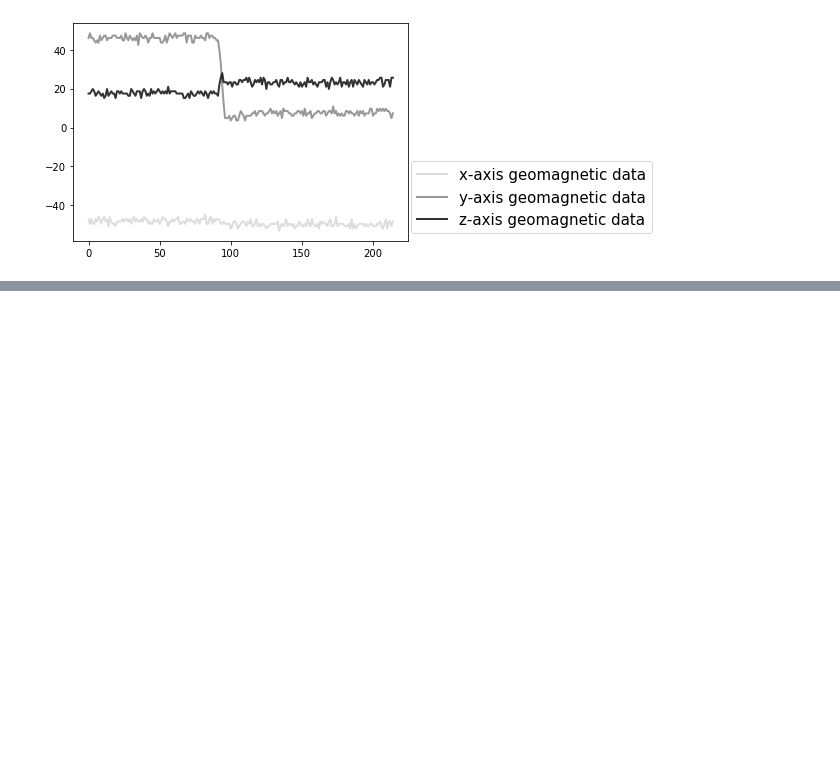
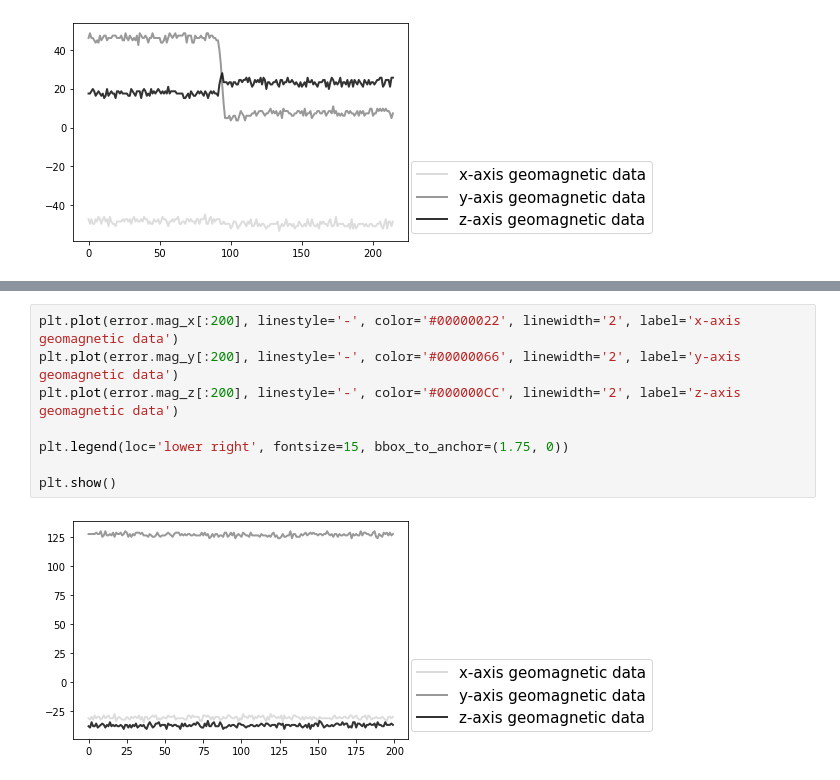
Before and after one commit to KiHyeon-Hong/9-axis_shock_algorithm_paper, a Jupyter notebook: analysis/Shock_data_analysis3.ipynb, the cells around one changed output, grey strips where cells are left out. Cells and saved outputs as stored; diff of their text form; blank space fills up the shorter version.

```diff
--- a/analysis/Shock_data_analysis3.ipynb
+++ b/analysis/Shock_data_analysis3.ipynb
@@ -210,0 +255,10 @@ plt.show()
+# %%
+plt.plot(error.mag_x[:200], linestyle='-', color='#00000022', linewidth='2', label='x-axis geomagnetic data')
+plt.plot(error.mag_y[:200], linestyle='-', color='#00000066', linewidth='2', label='y-axis geomagnetic data')
+plt.plot(error.mag_z[:200], linestyle='-', color='#000000CC', linewidth='2', label='z-axis geomagnetic data')
+
+plt.legend(loc='lower right', fontsize=15, bbox_to_anchor=(1.75, 0))
+
+plt.show()
+# %% [output]
+[figure, added]
```
Also changed, not shown: parts of 7 cells of this notebook, 2 other files.
